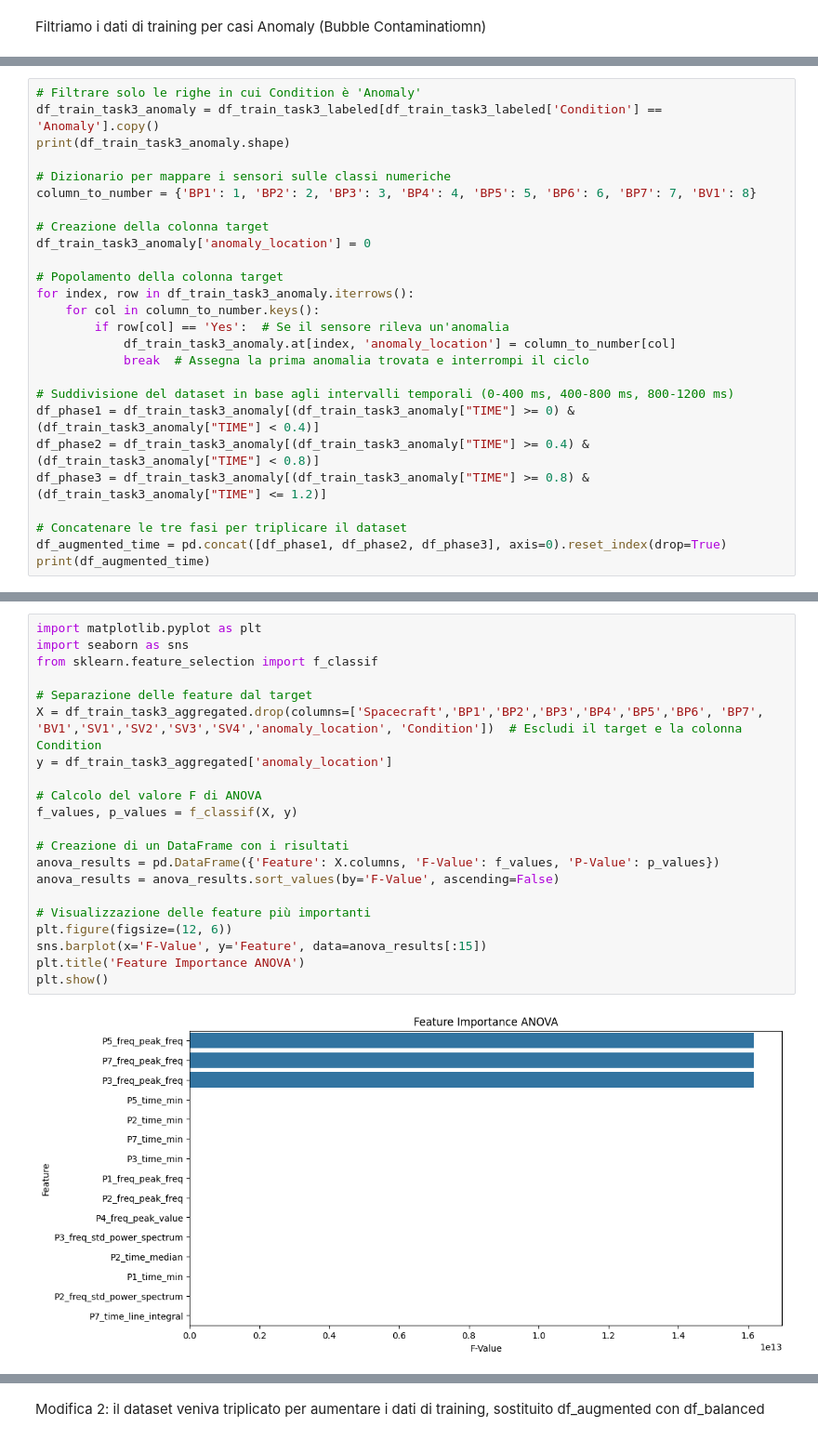
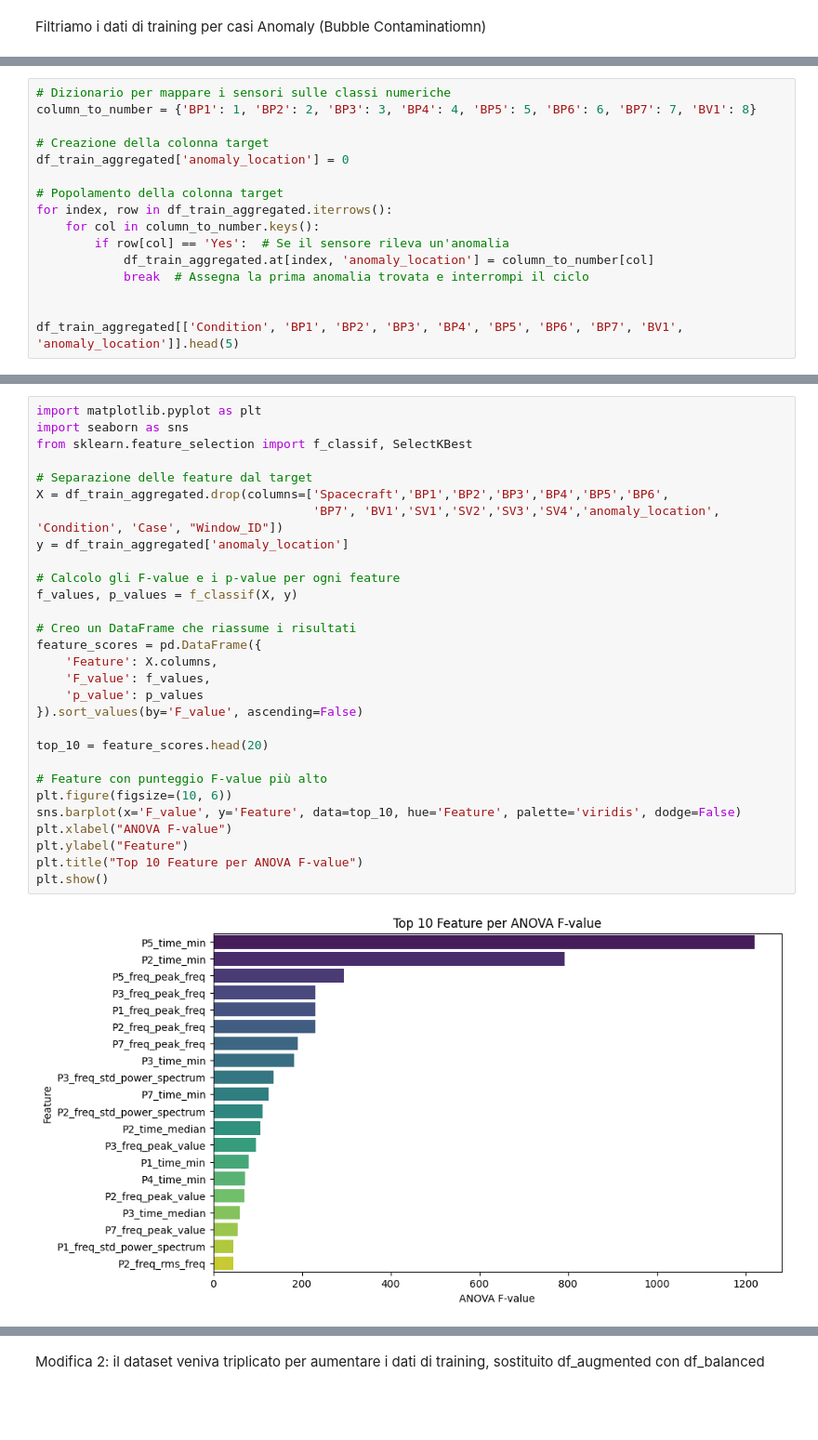
Before and after one commit to enricopierga/C2_PHM_AsiaPacific_2023, a Jupyter notebook: task3/task3.ipynb, the cells around one changed output, grey strips where cells are left out. Shown at 93% size. Saved outputs shown, nothing was run; the diff lists cells and outputs as text; blank space fills up the shorter version.

Commit message:
Task2-3-4 finiti

```diff
--- a/task3/task3.ipynb
+++ b/task3/task3.ipynb
@@ -26,27 +29,17 @@ Filtriamo i dati di training per casi Anomaly (Bubble Contaminatiomn)
 # %%
-# Filtrare solo le righe in cui Condition è 'Anomaly'
-df_train_task3_anomaly = df_train_task3_labeled[df_train_task3_labeled['Condition'] == 'Anomaly'].copy()
-print(df_train_task3_anomaly.shape)
-
 # Dizionario per mappare i sensori sulle classi numeriche
 column_to_number = {'BP1': 1, 'BP2': 2, 'BP3': 3, 'BP4': 4, 'BP5': 5, 'BP6': 6, 'BP7': 7, 'BV1': 8}
 
 # Creazione della colonna target
-df_train_task3_anomaly['anomaly_location'] = 0
+df_train_aggregated['anomaly_location'] = 0
 
 # Popolamento della colonna target
-for index, row in df_train_task3_anomaly.iterrows():
+for index, row in df_train_aggregated.iterrows():
     for col in column_to_number.keys():
         if row[col] == 'Yes':  # Se il sensore rileva un'anomalia
-            df_train_task3_anomaly.at[index, 'anomaly_location'] = column_to_number[col]
+            df_train_aggregated.at[index, 'anomaly_location'] = column_to_number[col]
             break  # Assegna la prima anomalia trovata e interrompi il ciclo
 
-# Suddivisione del dataset in base agli intervalli temporali (0-400 ms, 400-800 ms, 800-1200 ms)
-df_phase1 = df_train_task3_anomaly[(df_train_task3_anomaly["TIME"] >= 0) & (df_train_task3_anomaly["TIME"] < 0.4)]
-df_phase2 = df_train_task3_anomaly[(df_train_task3_anomaly["TIME"] >= 0.4) & (df_train_task3_anomaly["TIME"] < 0.8)]
-df_phase3 = df_train_task3_anomaly[(df_train_task3_anomaly["TIME"] >= 0.8) & (df_train_task3_anomaly["TIME"] <= 1.2)]
 
-# Concatenare le tre fasi per triplicare il dataset
-df_augmented_time = pd.concat([df_phase1, df_phase2, df_phase3], axis=0).reset_index(drop=True)
-print(df_augmented_time)
+df_train_aggregated[['Condition', 'BP1', 'BP2', 'BP3', 'BP4', 'BP5', 'BP6', 'BP7', 'BV1', 'anomaly_location']].head(5)
 # %% [output]
@@ -142,23 +69,31 @@ df_train_task3_aggregated['anomaly_location'] = df_train_task3_aggregated['anoma
 # %%
 import matplotlib.pyplot as plt
 import seaborn as sns
-from sklearn.feature_selection import f_classif
+from sklearn.feature_selection import f_classif, SelectKBest
 
 # Separazione delle feature dal target
-X = df_train_task3_aggregated.drop(columns=['Spacecraft','BP1','BP2','BP3','BP4','BP5','BP6', 'BP7', 'BV1','SV1','SV2','SV3','SV4','anomaly_location', 'Condition'])  # Escludi il target e la colonna Condition
-y = df_train_task3_aggregated['anomaly_location']
+X = df_train_aggregated.drop(columns=['Spacecraft','BP1','BP2','BP3','BP4','BP5','BP6',
+                                      'BP7', 'BV1','SV1','SV2','SV3','SV4','anomaly_location', 'Condition', 'Case', "Window_ID"])
+y = df_train_aggregated['anomaly_location']
 
-# Calcolo del valore F di ANOVA
+# Calcolo gli F-value e i p-value per ogni feature
 f_values, p_values = f_classif(X, y)
 
-# Creazione di un DataFrame con i risultati
-anova_results = pd.DataFrame({'Feature': X.columns, 'F-Value': f_values, 'P-Value': p_values})
-anova_results = anova_results.sort_values(by='F-Value', ascending=False)
+# Creo un DataFrame che riassume i risultati
+feature_scores = pd.DataFrame({
+    'Feature': X.columns,
+    'F_value': f_values,
+    'p_value': p_values
+}).sort_values(by='F_value', ascending=False)
 
-# Visualizzazione delle feature più importanti
-plt.figure(figsize=(12, 6))
-sns.barplot(x='F-Value', y='Feature', data=anova_results[:15])
-plt.title('Feature Importance ANOVA')
+top_10 = feature_scores.head(20)
+
+# Feature con punteggio F-value più alto
+plt.figure(figsize=(10, 6))
+sns.barplot(x='F_value', y='Feature', data=top_10, hue='Feature', palette='viridis', dodge=False)
+plt.xlabel("ANOVA F-value")
+plt.ylabel("Feature")
+plt.title("Top 10 Feature per ANOVA F-value")
 plt.show()
 # %% [output]
-[figure, old version]
+[figure, new version]
```
Also changed, not shown: parts of 51 cells of this notebook, 2 other files.
